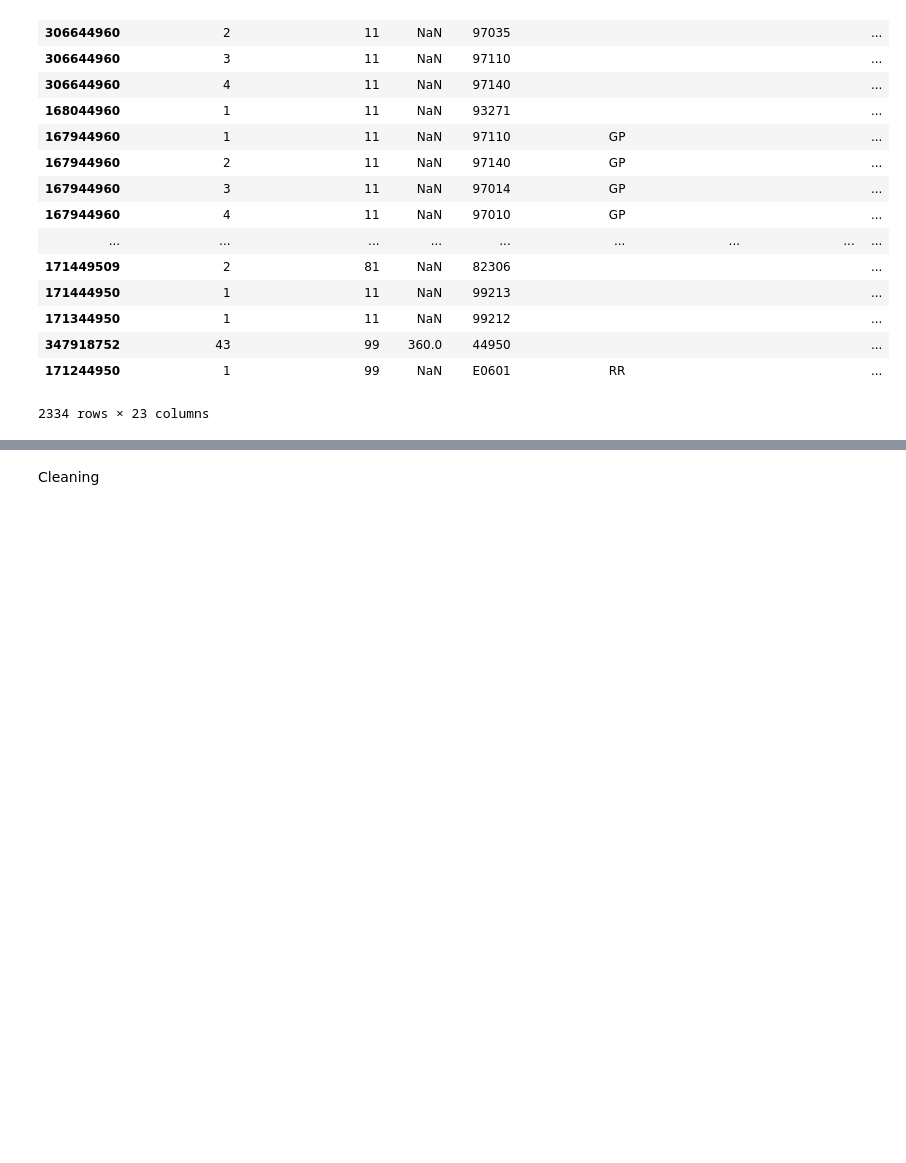
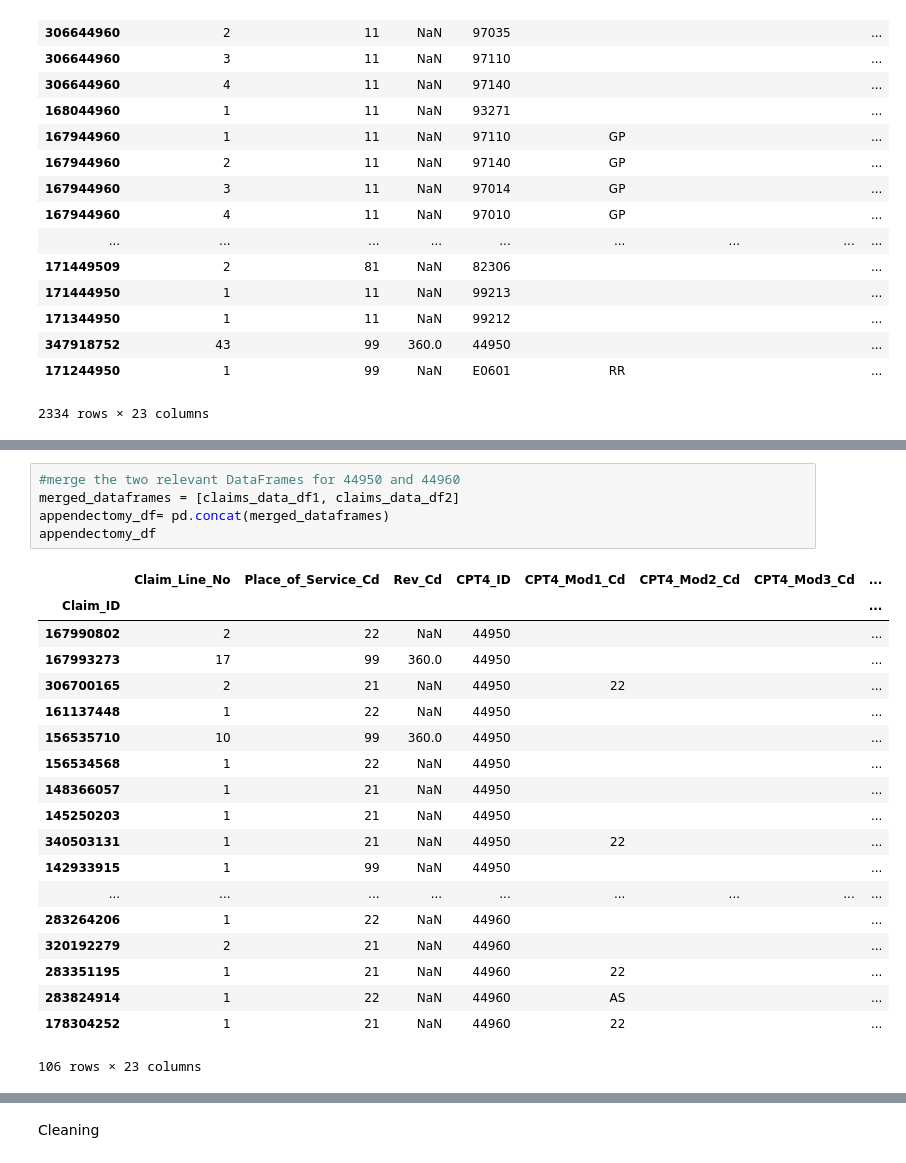
Before and after one commit to jlhewitt/Healthcare-Claim-Analysis, a Jupyter notebook: Save_For_Later/Data_Pipeline.ipynb, the cells around one changed output, grey strips where cells are left out. Drawn from its saved outputs; the diff is of its cells as text; blank space fills up the shorter version.

```diff
--- a/Save_For_Later/Data_Pipeline.ipynb
+++ b/Save_For_Later/Data_Pipeline.ipynb
@@ -59,0 +102,25 @@ list(claims_data_df1.columns.values)
+# %%
+#merge the two relevant DataFrames for 44950 and 44960
+merged_dataframes = [claims_data_df1, claims_data_df2]
+appendectomy_df= pd.concat(merged_dataframes)
+appendectomy_df
+# %% [output]
+|  | Claim_Line_No | Place_of_Service_Cd | Rev_Cd | CPT4_ID | CPT4_Mod1_Cd | CPT4_Mod2_Cd | CPT4_Mod3_Cd | ... |
+| Claim_ID |  |  |  |  |  |  |  | ... |
+| 167990802 | 2 | 22 | NaN | 44950 |  |  |  | ... |
+| 167993273 | 17 | 99 | 360.0 | 44950 |  |  |  | ... |
+| 306700165 | 2 | 21 | NaN | 44950 | 22 |  |  | ... |
+| 161137448 | 1 | 22 | NaN | 44950 |  |  |  | ... |
+| 156535710 | 10 | 99 | 360.0 | 44950 |  |  |  | ... |
+| 156534568 | 1 | 22 | NaN | 44950 |  |  |  | ... |
+| 148366057 | 1 | 21 | NaN | 44950 |  |  |  | ... |
+| 145250203 | 1 | 21 | NaN | 44950 |  |  |  | ... |
+| 340503131 | 1 | 21 | NaN | 44950 | 22 |  |  | ... |
+| 142933915 | 1 | 99 | NaN | 44950 |  |  |  | ... |
+| ... | ... | ... | ... | ... | ... | ... | ... | ... |
+| 283264206 | 1 | 22 | NaN | 44960 |  |  |  | ... |
+| 320192279 | 2 | 21 | NaN | 44960 |  |  |  | ... |
+| 283351195 | 1 | 21 | NaN | 44960 | 22 |  |  | ... |
+| 283824914 | 1 | 22 | NaN | 44960 | AS |  |  | ... |
+| 178304252 | 1 | 21 | NaN | 44960 | 22 |  |  | ... |
+106 rows × 23 columns
```
Also changed, not shown: parts of 14 cells of this notebook.
